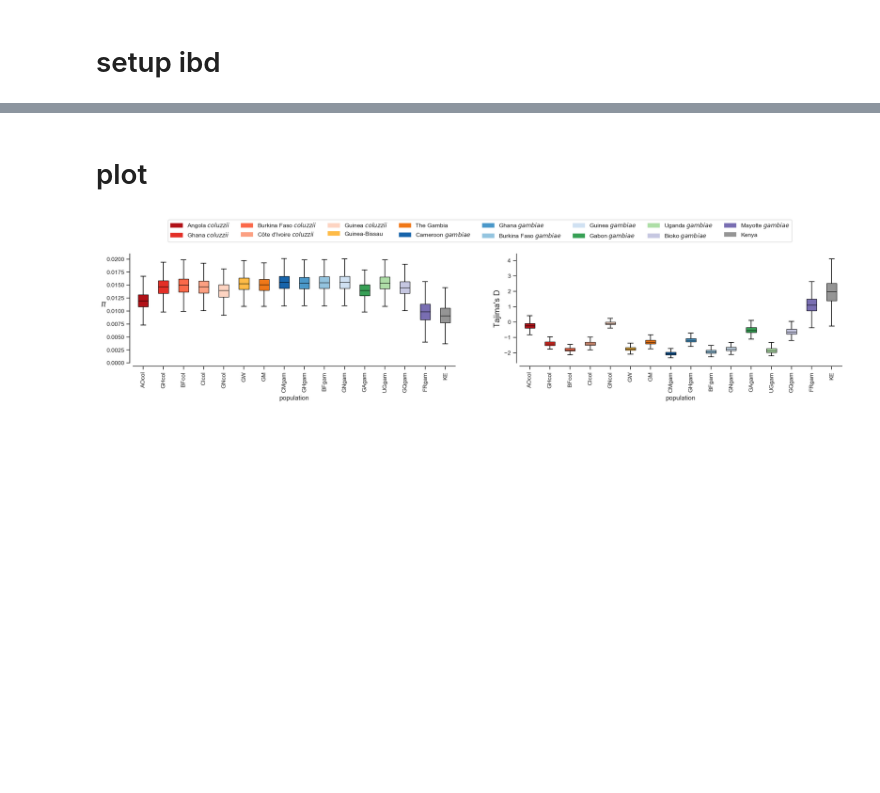
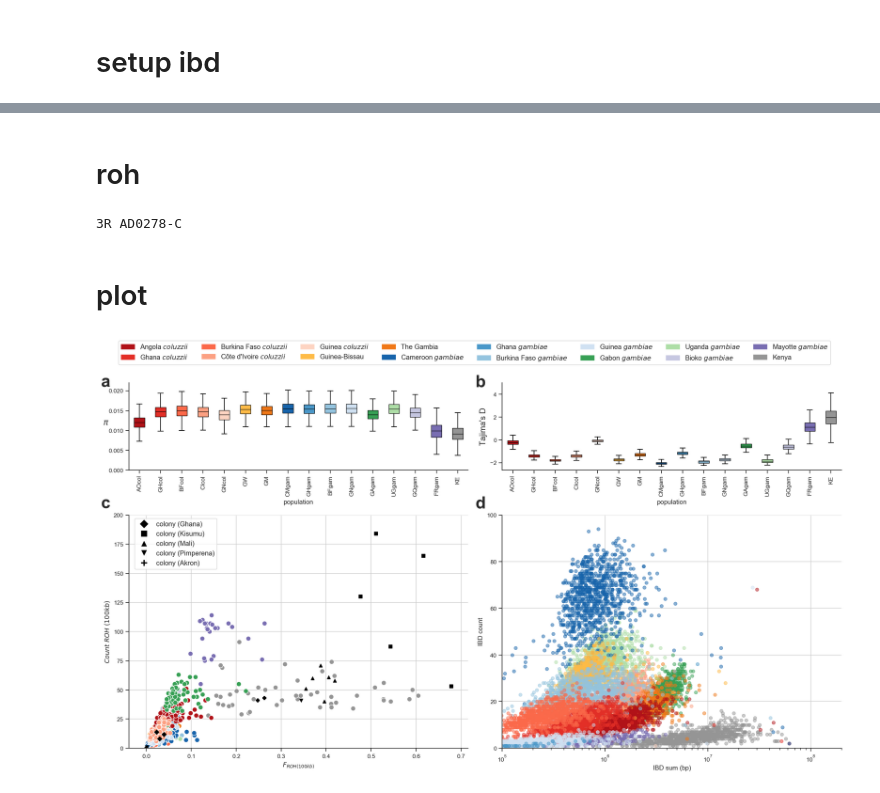
Before and after one commit to alimanfoo/ag1000g-phase2-data-paper, a Jupyter notebook: notebooks/figure_diversity_composite.ipynb, the cells around one changed output, grey strips where cells are left out. Saved outputs shown, nothing was run; the diff lists cells and outputs as text; code cells hidden in the pictures; blank space fills up the shorter version.

Commit message:
composite diversity figure v1

```diff
--- a/notebooks/figure_diversity_composite.ipynb
+++ b/notebooks/figure_diversity_composite.ipynb
@@ -132,0 +268,2 @@ ibd_data = Path("/kwiat/vector/ag1000g/analysis/20180625-IBD-phase2", "output")
+# %% [markdown]
+# roh
@@ -132,0 +314,12 @@ ibd_data = Path("/kwiat/vector/ag1000g/analysis/20180625-IBD-phase2", "output")
+# %%
+roh_table_main = create_roh_table(phase2_ar1.df_samples.index, autosomes, roh_main)
+# %%
+roh_table_x = create_roh_table(cross_metadata.index, autosomes, roh_x)
+# %% [output]
+3R AD0278-C
+# %%
+# merge with annotations for plotting
+annotation = roh_table_main.join(phase2_ar1.df_samples[["population"]])
+annotation_x = roh_table_x.join(cross_metadata[["colony_id"]])
+# %%
+mdict = dict(zip(annotation_x.colony_id.unique(), ["D", "s", "^", "v", "P"]))
@@ -134,18 +370,27 @@ ibd_data = Path("/kwiat/vector/ag1000g/analysis/20180625-IBD-phase2", "output")
 # plot
 # %%
 # create the figure
-fig = plt.figure(figsize=(19, 3))
+fig = plt.figure(figsize=(19, 10))
 
 # define subplot layout
-gs_nrows = 1
+gs_nrows = 2
 gs_ncols = 2
-gs = mpl.gridspec.GridSpec(gs_nrows, gs_ncols)
+gs = mpl.gridspec.GridSpec(gs_nrows, gs_ncols, hspace=0.28, wspace=0.1, height_ratios=(0.3,0.8))
 ax1 = plt.subplot(gs[0])
 pi_plot(ax1)
 ax2 = plt.subplot(gs[1])
 taj_plot(ax2)
+ax3 = plt.subplot(gs[2])
+roh_plot(ax3)
+ax4 = plt.subplot(gs[3])
+ibd_plot(ax4)
 
 handles = [mpl.patches.Patch(color=pop_colours[pop], label=pop_labels[pop]) for pop in populations]
-plt.legend(handles=handles, loc='lower left', bbox_to_anchor=(-1.1, 1.08), ncol=8);
+plt.legend(handles=handles, loc='lower left', bbox_to_anchor=(-1.14, 1.63), ncol=8, fontsize=10)
+plt.text(12.5,155,'a', fontsize=25, weight='bold')
+plt.text(12.5,103,'c', fontsize=25, weight='bold')
+plt.text(55000.5,155,'b', fontsize=25, weight='bold')
+plt.text(55000.5,103,'d', fontsize=25, weight='bold')
+fig.savefig("../artwork/diversity_composite.jpeg", dpi=250, bbox_inches="tight");
 # %% [output]
-[figure, old version]
+[figure, new version]
```
Also changed, not shown: parts of 18 cells of this notebook, 1 other file.
